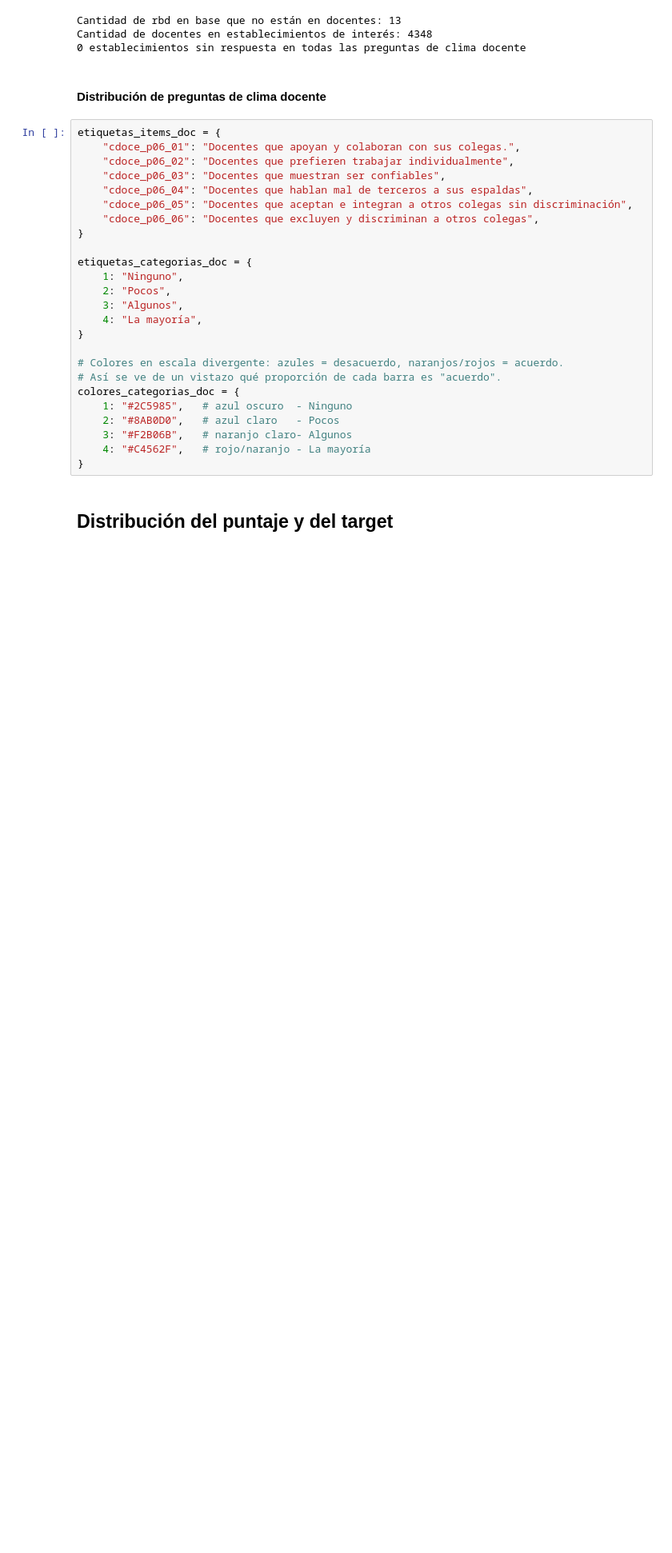
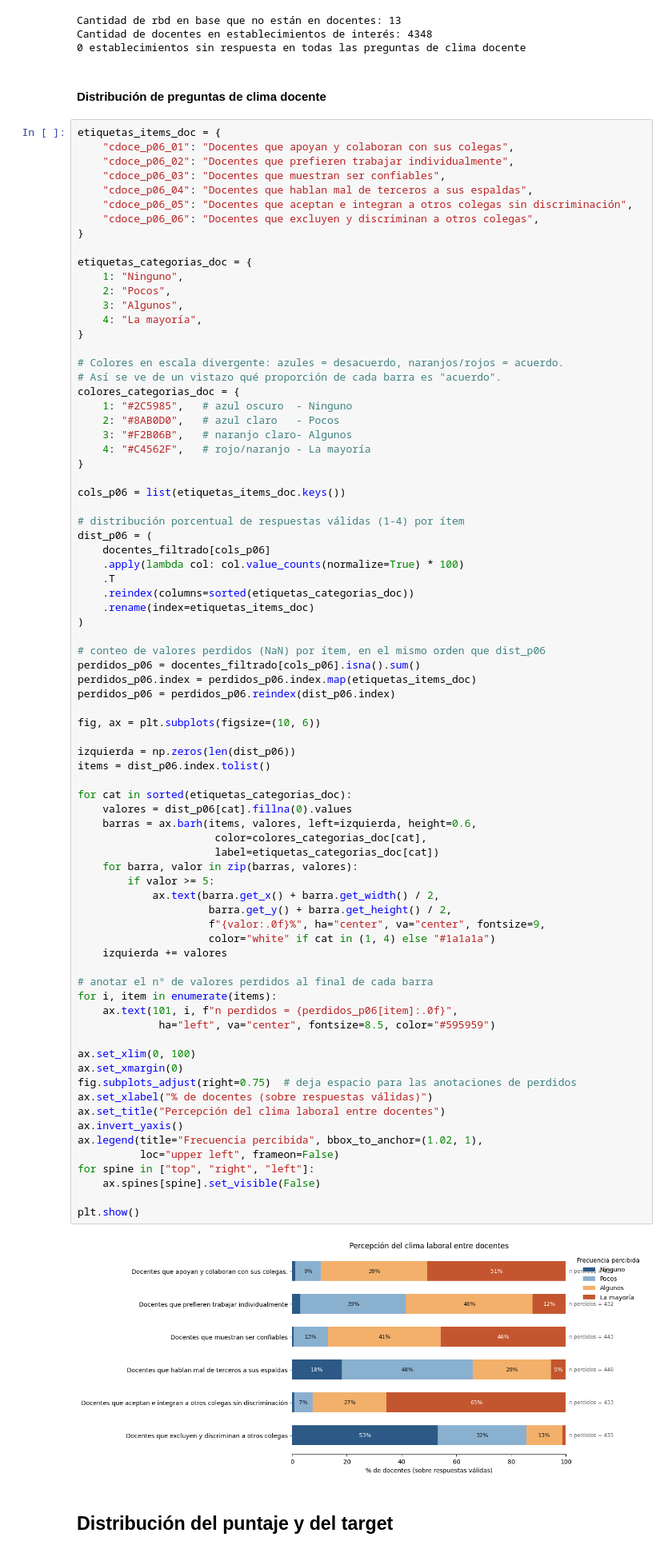
Before and after one commit to vcanalesg/dcc_taller_proyecto_g4, a Jupyter notebook: EDAyPreprocesamiento_01.ipynb, the cells around one changed output. Shown at 80% size. Saved outputs shown, nothing was run; the diff lists cells and outputs as text; blank space fills up the shorter version.

```diff
--- a/EDAyPreprocesamiento_01.ipynb
+++ b/EDAyPreprocesamiento_01.ipynb
@@ -1075,29 +1075,83 @@ Cantidad de docentes en establecimientos de interés: 4348
 #### Distribución de preguntas de clima docente
 # %%
 etiquetas_items_doc = {
-    "cdoce_p06_01": "Docentes que apoyan y colaboran con sus colegas.",
+    "cdoce_p06_01": "Docentes que apoyan y colaboran con sus colegas",
     "cdoce_p06_02": "Docentes que prefieren trabajar individualmente",
     "cdoce_p06_03": "Docentes que muestran ser confiables",
     "cdoce_p06_04": "Docentes que hablan mal de terceros a sus espaldas",
     "cdoce_p06_05": "Docentes que aceptan e integran a otros colegas sin discriminación",
     "cdoce_p06_06": "Docentes que excluyen y discriminan a otros colegas",
 }
 
 etiquetas_categorias_doc = {
     1: "Ninguno",
     2: "Pocos",
     3: "Algunos",
     4: "La mayoría",
 }
 
 # Colores en escala divergente: azules = desacuerdo, naranjos/rojos = acuerdo.
 # Así se ve de un vistazo qué proporción de cada barra es "acuerdo".
 colores_categorias_doc = {
     1: "#2C5985",   # azul oscuro  - Ninguno
     2: "#8AB0D0",   # azul claro   - Pocos
     3: "#F2B06B",   # naranjo claro- Algunos
     4: "#C4562F",   # rojo/naranjo - La mayoría
 }
+
+cols_p06 = list(etiquetas_items_doc.keys())
+
+# distribución porcentual de respuestas válidas (1-4) por ítem
+dist_p06 = (
+    docentes_filtrado[cols_p06]
+    .apply(lambda col: col.value_counts(normalize=True) * 100)
+    .T
+    .reindex(columns=sorted(etiquetas_categorias_doc))
+    .rename(index=etiquetas_items_doc)
+)
+
+# conteo de valores perdidos (NaN) por ítem, en el mismo orden que dist_p06
+perdidos_p06 = docentes_filtrado[cols_p06].isna().sum()
+perdidos_p06.index = perdidos_p06.index.map(etiquetas_items_doc)
+perdidos_p06 = perdidos_p06.reindex(dist_p06.index)
+
+fig, ax = plt.subplots(figsize=(10, 6))
+
+izquierda = np.zeros(len(dist_p06))
+items = dist_p06.index.tolist()
+
+for cat in sorted(etiquetas_categorias_doc):
+    valores = dist_p06[cat].fillna(0).values
+    barras = ax.barh(items, valores, left=izquierda, height=0.6,
+                      color=colores_categorias_doc[cat],
+                      label=etiquetas_categorias_doc[cat])
+    for barra, valor in zip(barras, valores):
+        if valor >= 5:
+            ax.text(barra.get_x() + barra.get_width() / 2,
+                     barra.get_y() + barra.get_height() / 2,
+                     f"{valor:.0f}%", ha="center", va="center", fontsize=9,
+                     color="white" if cat in (1, 4) else "#1a1a1a")
+    izquierda += valores
+
+# anotar el n° de valores perdidos al final de cada barra
+for i, item in enumerate(items):
+    ax.text(101, i, f"n perdidos = {perdidos_p06[item]:.0f}",
+             ha="left", va="center", fontsize=8.5, color="#595959")
+
+ax.set_xlim(0, 100)
+ax.set_xmargin(0)
+fig.subplots_adjust(right=0.75)  # deja espacio para las anotaciones de perdidos
+ax.set_xlabel("% de docentes (sobre respuestas válidas)")
+ax.set_title("Percepción del clima laboral entre docentes")
+ax.invert_yaxis()
+ax.legend(title="Frecuencia percibida", bbox_to_anchor=(1.02, 1),
+          loc="upper left", frameon=False)
+for spine in ["top", "right", "left"]:
+    ax.spines[spine].set_visible(False)
+
+plt.show()
+# %% [output]
+[figure, added]
 # %% [markdown]
 ## Distribución del puntaje y del target
 # %%
```
Also changed, not shown: 1 other file.
